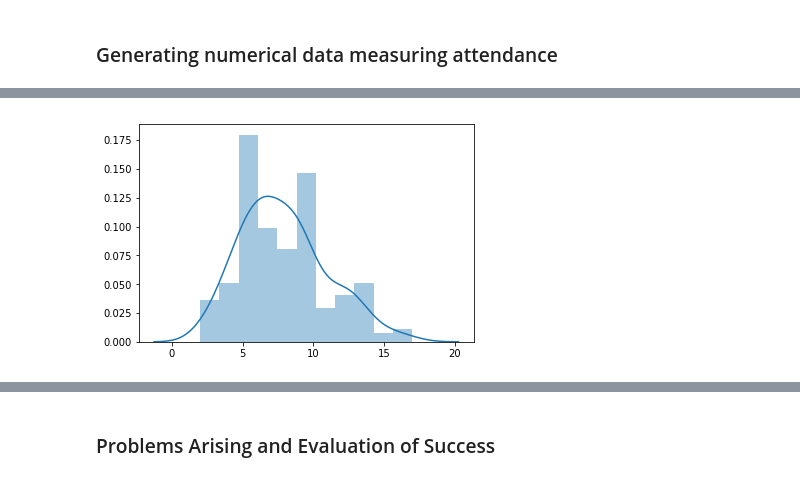
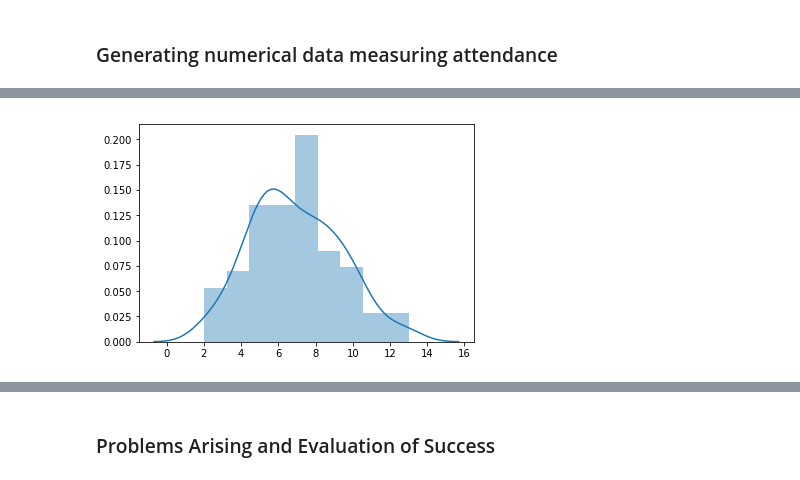
Before and after one commit to MarionMcG/python-fundamentals-project, a Jupyter notebook: exam-cohort.ipynb, the cells around one changed output, grey strips where cells are left out. Saved outputs shown, nothing was run; the diff lists cells and outputs as text; code cells hidden in the pictures.

```diff
--- a/exam-cohort.ipynb
+++ b/exam-cohort.ipynb
@@ -387,6 +387,6 @@ As a result, I did some research of my own on the average number of days missed
 # %%
-missed_days = pd.Series(np.random.poisson(7.9, 200))
+missed_days = pd.Series(np.random.poisson(7, 200))
 sns.distplot(missed_days);
 df['Missed_days'] = missed_days.values
 # %% [output]
-[figure, old version]
+[figure, new version]
```
Also changed, not shown: parts of 6 cells of this notebook.
